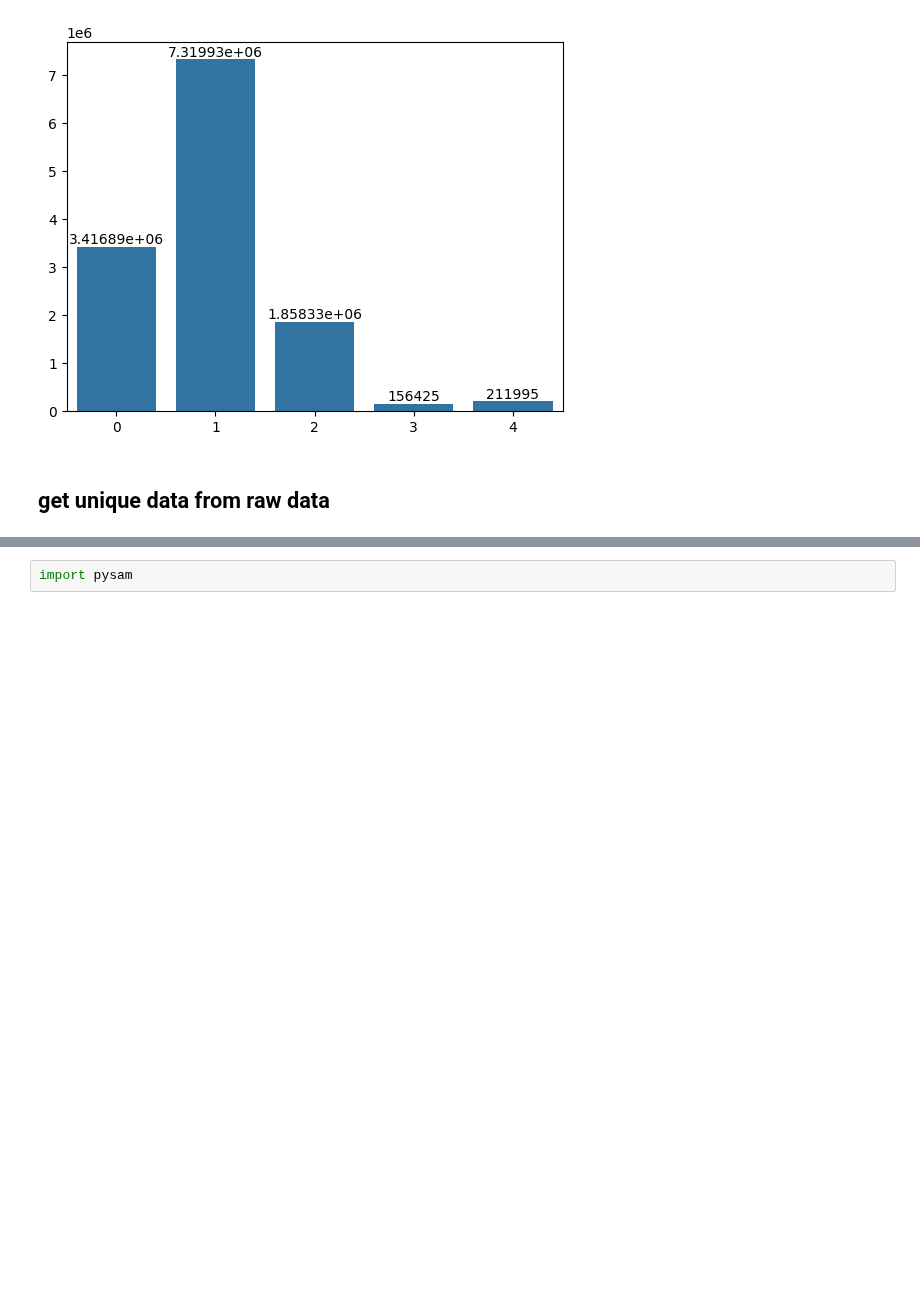
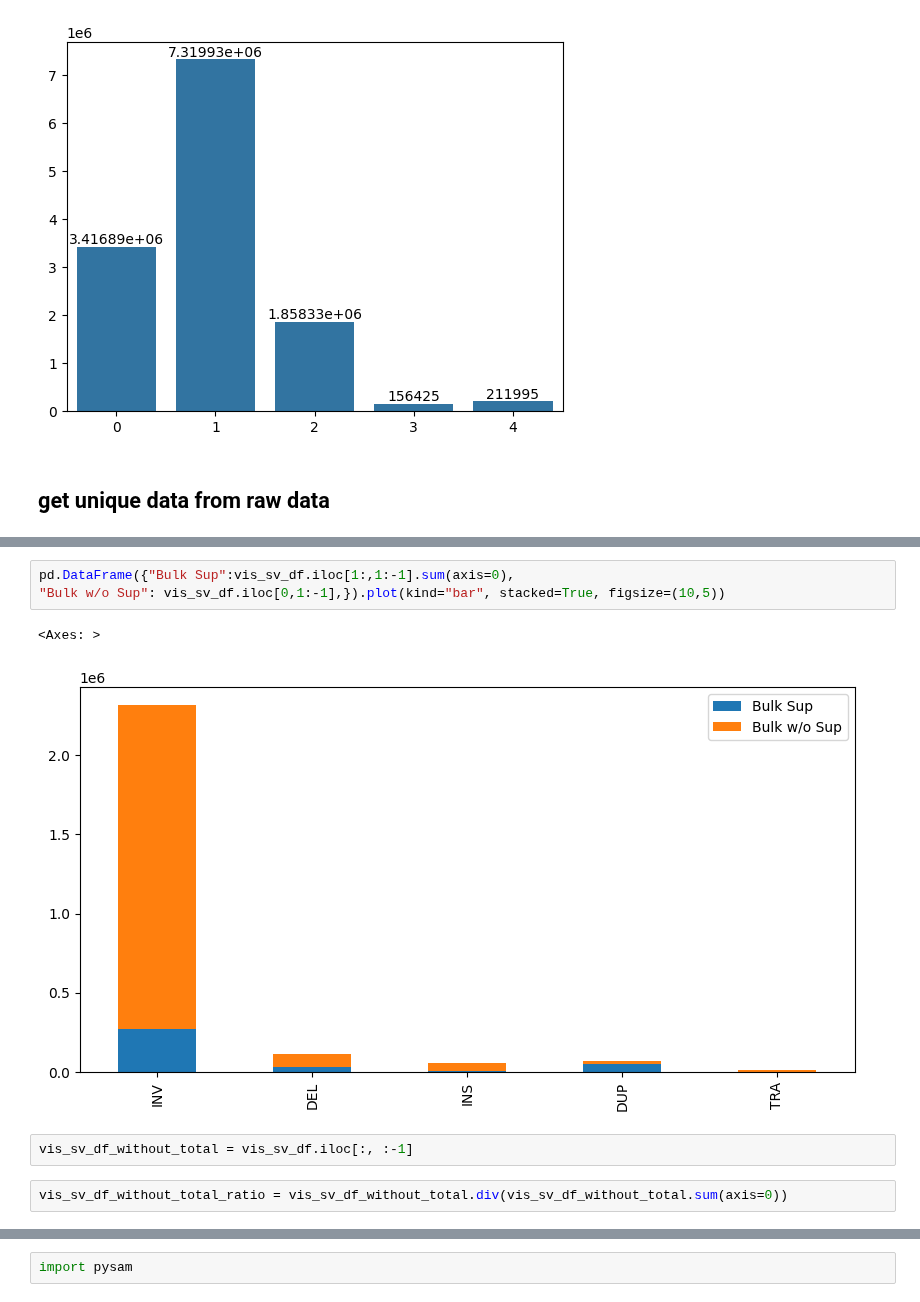
Before and after one commit to ylab-hi/ChimeraLM, a Jupyter notebook: notebooks/data.ipynb, the cells around one changed output, grey strips where cells are left out. Drawn from its saved outputs; the diff is of its cells as text; blank space fills up the shorter version.

```diff
--- a/notebooks/data.ipynb
+++ b/notebooks/data.ipynb
@@ -110,0 +375,10 @@ unique_data = read_unique_data_from_raw_data("../data/raw/PC3_10_cells_MDA_P2_di
+# %%
+pd.DataFrame({"Bulk Sup":vis_sv_df.iloc[1:,1:-1].sum(axis=0),
+"Bulk w/o Sup": vis_sv_df.iloc[0,1:-1],}).plot(kind="bar", stacked=True, figsize=(10,5))
+# %% [output]
+<Axes: >
+[figure, added]
+# %%
+vis_sv_df_without_total = vis_sv_df.iloc[:, :-1]
+# %%
+vis_sv_df_without_total_ratio = vis_sv_df_without_total.div(vis_sv_df_without_total.sum(axis=0))
```
Also changed, not shown: parts of 70 cells of this notebook, 2 other files.
